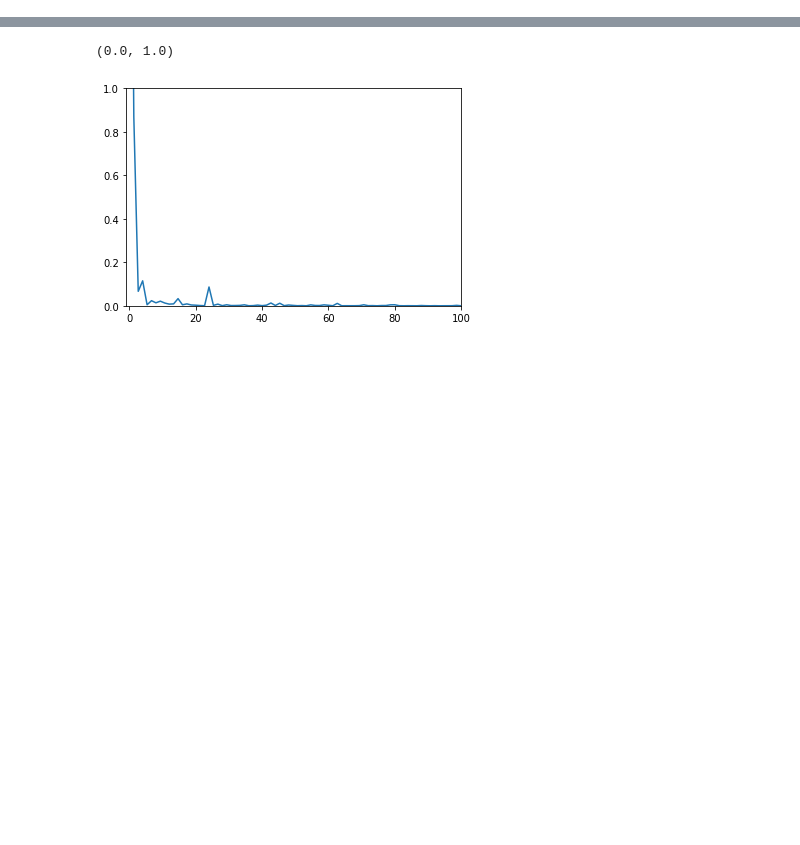
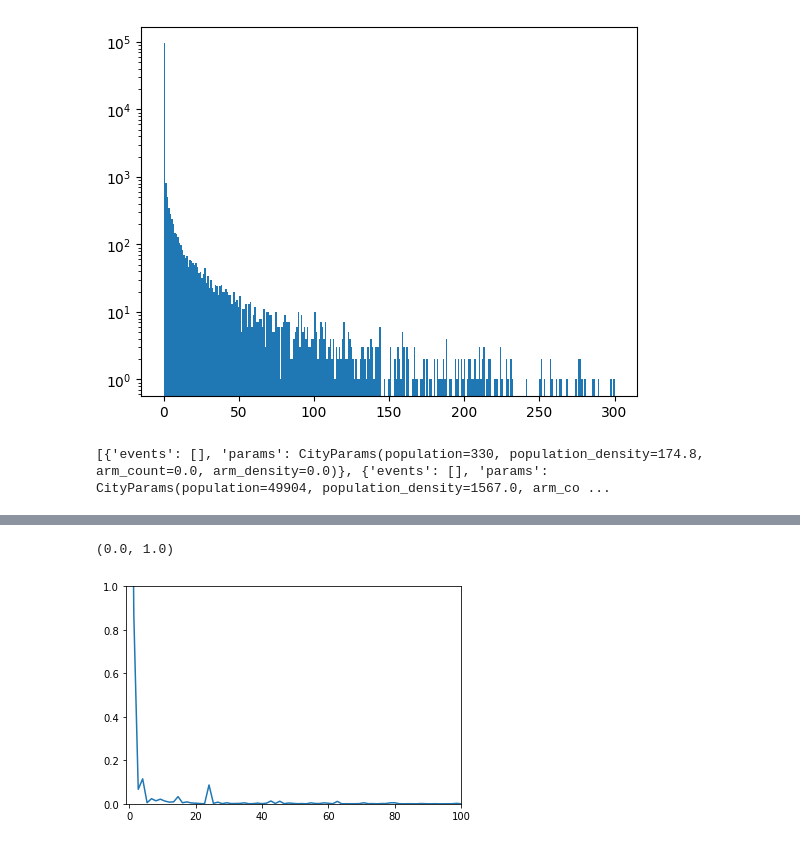
Before and after one commit to m-bhatt/abm_violence, a Jupyter notebook: th_abm.ipynb, the cells around one changed output, grey strips where cells are left out. Cells and saved outputs as stored; diff of their text form; code cells hidden in the pictures; blank space fills up the shorter version.

```diff
--- a/th_abm.ipynb
+++ b/th_abm.ipynb
@@ -69,0 +192,6 @@ propensity = 1e-7 #Event / year / person
+# %%
+plt.hist(event_samples, bins=np.linspace(0, 300, 300))
+plt.yscale('log')
+plt.show()
+# %% [output]
+[figure, added]
@@ -69,0 +224,5 @@ propensity = 1e-7 #Event / year / person
+# %%
+cities = list(city_data.values())
+print(cities[:150])
+# %% [output]
+[{'events': [], 'params': CityParams(population=330, population_density=174.8, arm_count=0.0, arm_density=0.0)}, {'events': [], 'params': CityParams(population=49904, population_density=1567.0, arm_co ...
```
Also changed, not shown: parts of 38 cells of this notebook, 12 other files.
